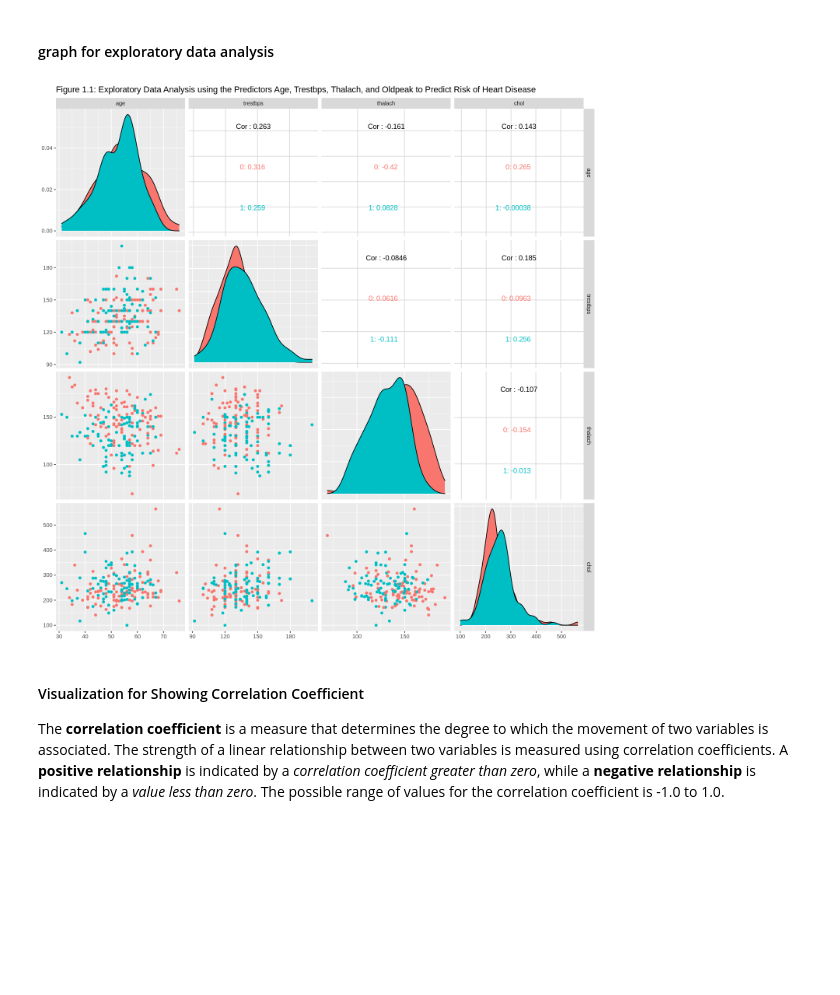
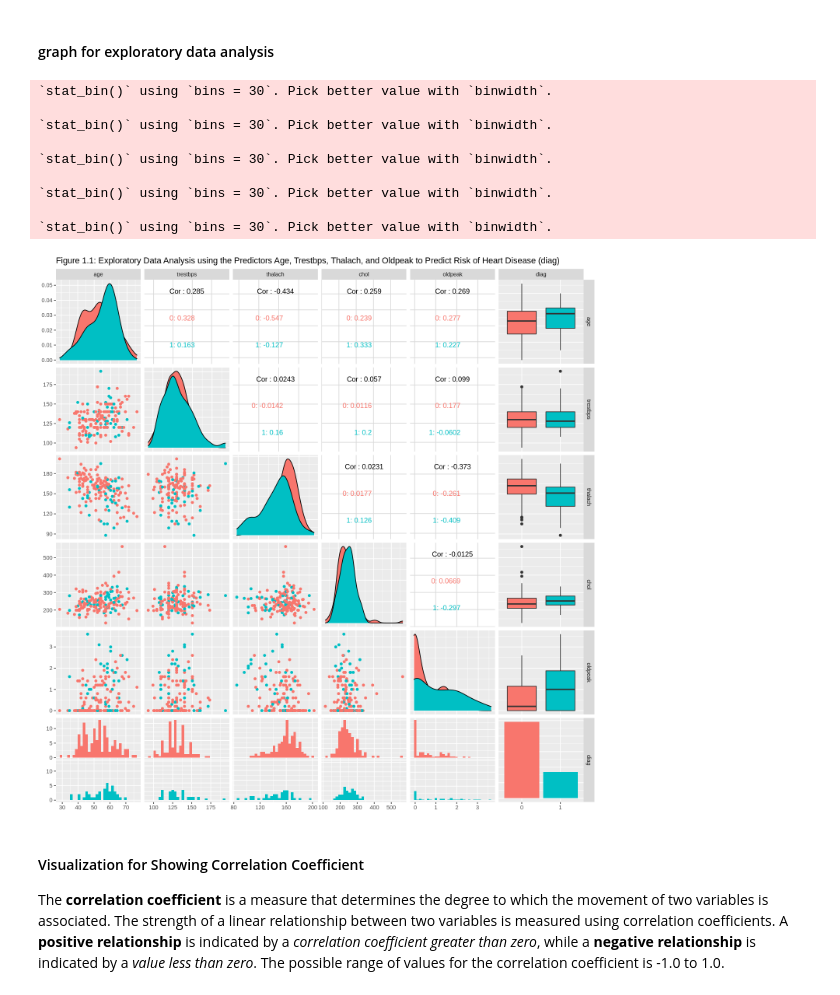
Before and after one commit to Yujinjen/group_project, a Jupyter notebook: DSCI_G36_Project_Submission.ipynb, the cells around one changed output. Cells and saved outputs as stored; diff of their text form; code cells hidden in the pictures; blank space fills up the shorter version.

```diff
--- a/DSCI_G36_Project_Submission.ipynb
+++ b/DSCI_G36_Project_Submission.ipynb
@@ -97,0 +57,8 @@ A tibble: 6 × 15
+# %%
+# loading cleaveland dataset
+# column names were chosen based on the existing column names in dataset
+# except for num, which was changed to diag, short for diagnosis
+
+cleveland_data<-read_csv("https://archive.ics.uci.edu/ml/machine-learning-databases/heart-disease/processed.cleveland.data",
+         col_names=c("age","sex","cp","trestbps","chol","fbs","restecg","thalach","exang","oldpeak","slope","ca","thal","diag"))
+head(cleveland_data)
@@ -200,0 +94,7 @@ A tibble: 31 × 7
+# %%
+cleveland_filtered_data <- cleveland_data %>%
+                    select(age,trestbps,thalach,chol,oldpeak,diag)%>% #selected the categories decided on (explained below)
+                    filter(diag==0|diag==1) %>% #only selected diag values of 0 and 1; values 2-4 were found originally but dataset didn't say what those values meant
+                    mutate(diag = as.factor(diag)) #changed diag from double -> factor
+
+head(cleveland_filtered_data)
@@ -251,0 +172,6 @@ A tibble: 6 × 7
+# %%
+cleveland_split<-initial_split(cleveland_filtered_data,prop=0.75,strata=diag)  #splitting cleveland's data
+cleveland_training<-training(cleveland_split)
+cleveland_testing<-testing(cleveland_split)
+
+head(cleveland_training)
@@ -257,22 +252,32 @@ when data is scaled it shows NA instead of the graphs for the ggpairs**
 # %% [markdown]
 #### graph for exploratory data analysis
 # %%
-set.seed(1234)
+# code for ggpairs
 
-options(repr.plot.width=12, repr.plot.height=12)
+options(repr.plot.width=12, repr.plot.height=12) #set plot width and height
 
+# below is code for scaling dataset
 # heart_disease_scaled <- heart_disease_training %>%
-#                         select(-ID, -num) %>%
+#                         select(-diag) %>%
 #                         map_df(scale) %>%
-#                         mutate(num = heart_disease_training$num)
+#                         mutate(diag = heart_disease_training$diag)
 
-heart_disease_graph <- ggpairs(heart_disease_training, columns = 1:4,
-                        title="Figure 1.1: Exploratory Data Analysis using the Predictors Age, Trestbps, Thalach, and Oldpeak to Predict Risk of Heart Disease",
-                        ggplot2::aes(colour=num))
+heart_disease_graph <- ggpairs(cleveland_training, columns = 1:6, #used all columns
+                        title="Figure 1.1: Exploratory Data Analysis using the Predictors Age, Trestbps, Thalach, and Oldpeak to Predict Risk of Heart Disease (diag)",
+                        ggplot2::aes(colour=diag))
 
 heart_disease_graph
 # %% [output]
+`stat_bin()` using `bins = 30`. Pick better value with `binwidth`.
+
+`stat_bin()` using `bins = 30`. Pick better value with `binwidth`.
+
+`stat_bin()` using `bins = 30`. Pick better value with `binwidth`.
+
+`stat_bin()` using `bins = 30`. Pick better value with `binwidth`.
+
+`stat_bin()` using `bins = 30`. Pick better value with `binwidth`.
-[figure, old version]
+[figure, new version]
 # %% [markdown]
 #### Visualization for Showing Correlation Coefficient
 
```
Also changed, not shown: parts of 17 cells of this notebook.
